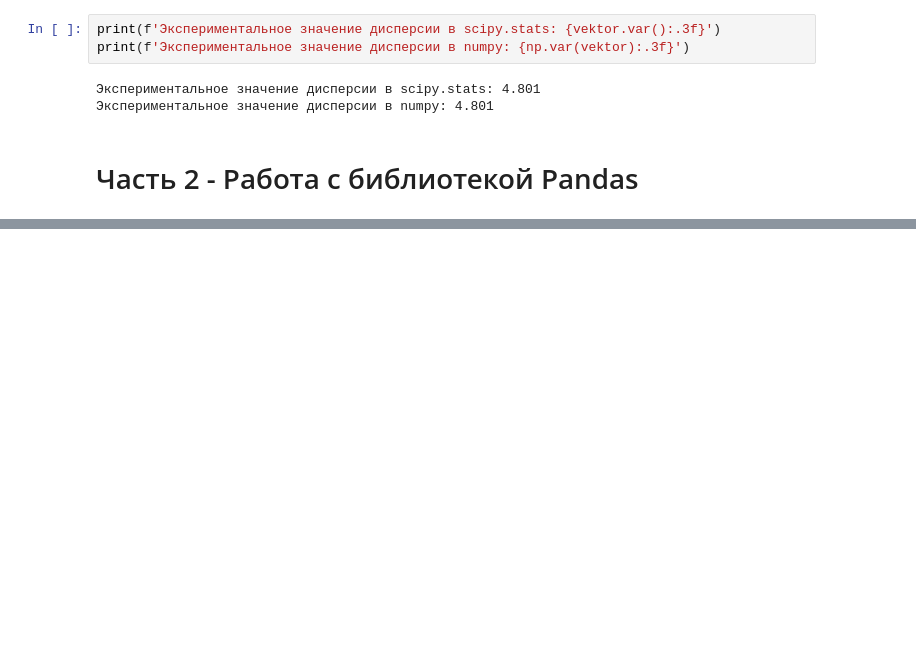
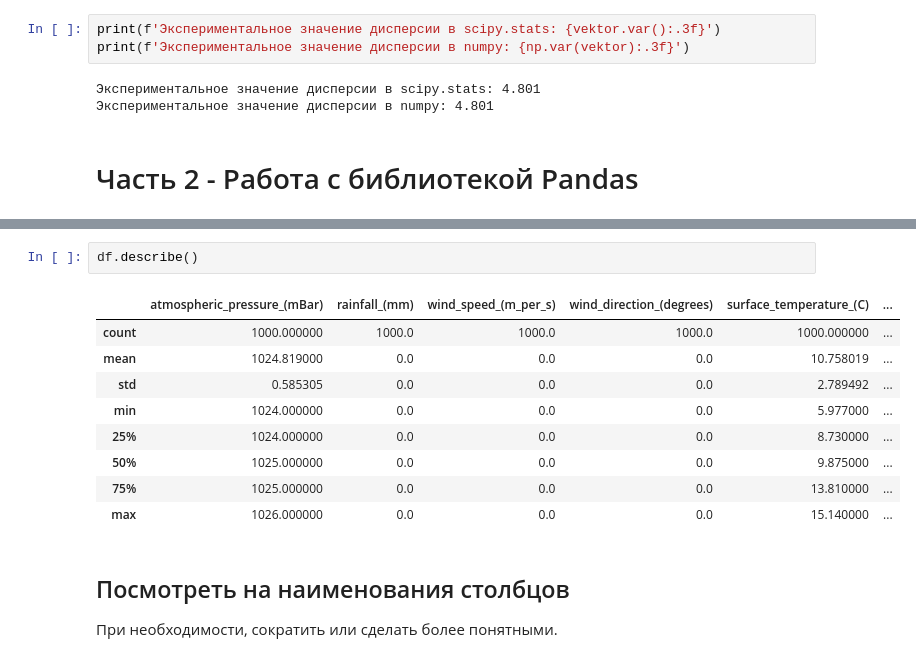
Before and after one commit to NizaevEdgar/Innopolis_Projects, a Jupyter notebook: Homework_2/homework_2.ipynb, the cells around one changed output, grey strips where cells are left out. Drawn from its saved outputs; the diff is of its cells as text; blank space fills up the shorter version.

```diff
--- a/Homework_2/homework_2.ipynb
+++ b/Homework_2/homework_2.ipynb
@@ -116,0 +157,16 @@ print(f'Экспериментальное значение дисперсии
+# %%
+df.describe()
+# %% [output]
+|  | atmospheric_pressure_(mBar) | rainfall_(mm) | wind_speed_(m_per_s) | wind_direction_(degrees) | surface_temperature_(C) | ... |
+| count | 1000.000000 | 1000.0 | 1000.0 | 1000.0 | 1000.000000 | ... |
+| mean | 1024.819000 | 0.0 | 0.0 | 0.0 | 10.758019 | ... |
+| std | 0.585305 | 0.0 | 0.0 | 0.0 | 2.789492 | ... |
+| min | 1024.000000 | 0.0 | 0.0 | 0.0 | 5.977000 | ... |
+| 25% | 1024.000000 | 0.0 | 0.0 | 0.0 | 8.730000 | ... |
+| 50% | 1025.000000 | 0.0 | 0.0 | 0.0 | 9.875000 | ... |
+| 75% | 1025.000000 | 0.0 | 0.0 | 0.0 | 13.810000 | ... |
+| max | 1026.000000 | 0.0 | 0.0 | 0.0 | 15.140000 | ... |
+# %% [markdown]
+## Посмотреть на наименования столбцов
+
+ При необходимости, сократить или сделать более понятными.
```
Also changed, not shown: parts of 26 cells of this notebook, 1 other file.
